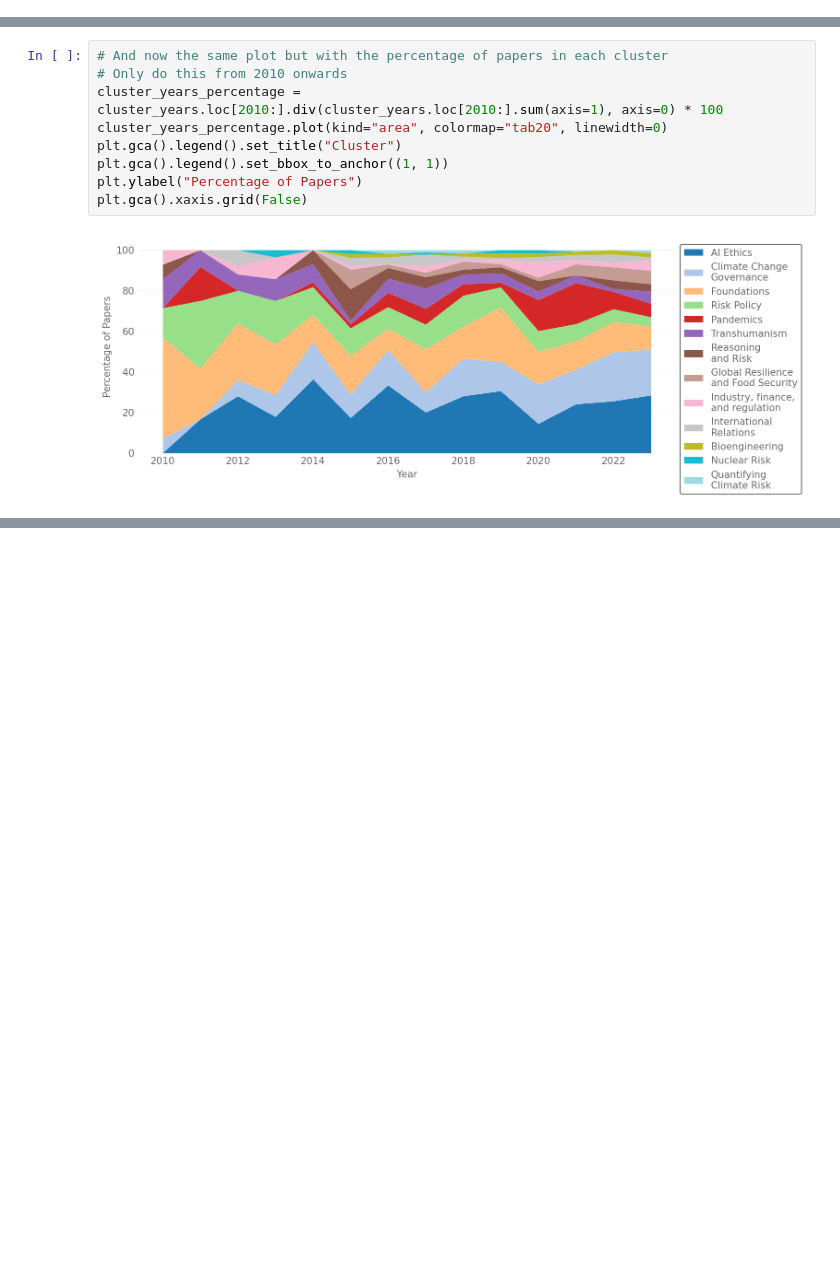
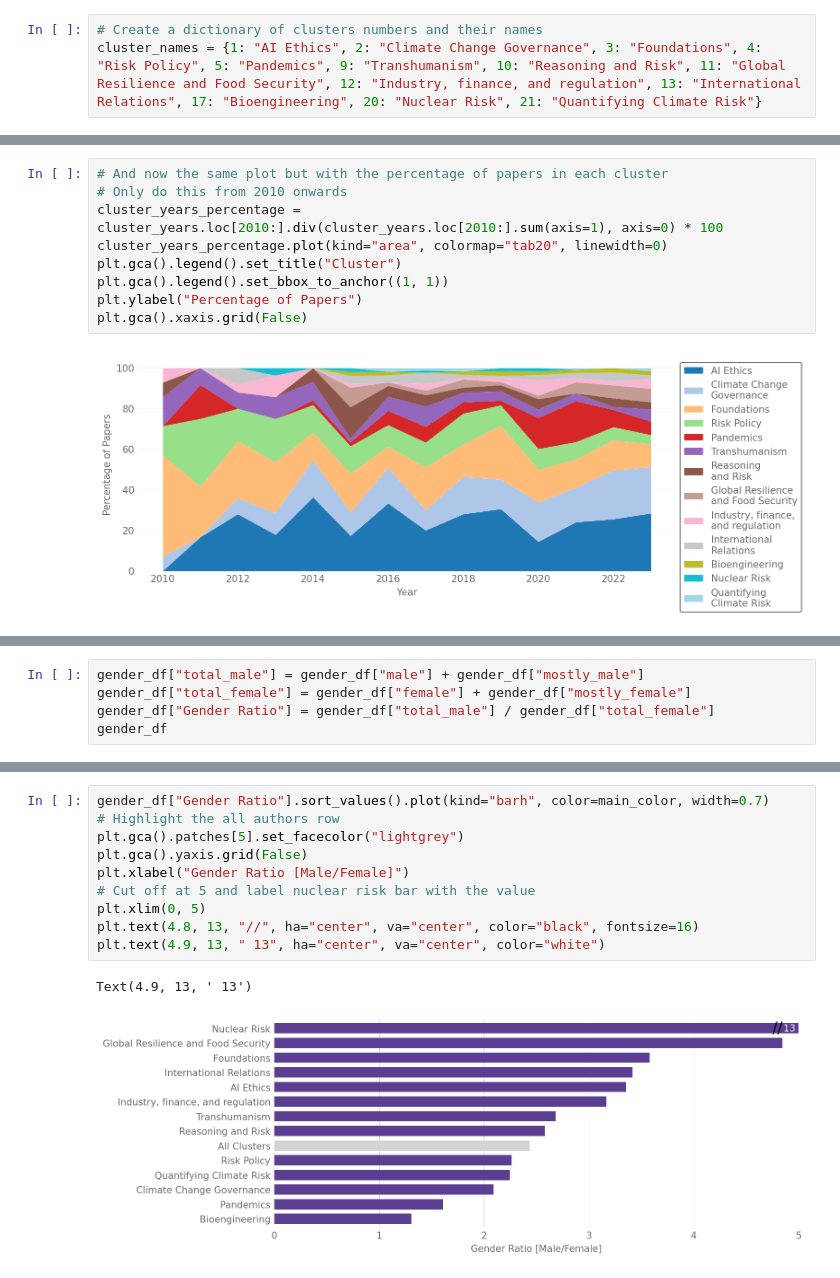
Before and after one commit to florianjehn/bibliometrics, a Jupyter notebook: scripts/overall_visualizations.ipynb, the cells around one changed output, grey strips where cells are left out. Drawn from its saved outputs; the diff is of its cells as text; blank space fills up the shorter version.

```diff
--- a/scripts/overall_visualizations.ipynb
+++ b/scripts/overall_visualizations.ipynb
@@ -27,6 +28,9 @@ num_papers_after = vos_meta.shape[0]
 print(f"Removed {num_papers_before - num_papers_after} papers from unrelated clusters")
 # %% [output]
 Removed 393 papers from unrelated clusters
+# %%
+# Create a dictionary of clusters numbers and their names
+cluster_names = {1: "AI Ethics", 2: "Climate Change Governance", 3: "Foundations", 4: "Risk Policy", 5: "Pandemics", 9: "Transhumanism", 10: "Reasoning and Risk", 11: "Global Resilience and Food Security", 12: "Industry, finance, and regulation", 13: "International Relations", 17: "Bioengineering", 20: "Nuclear Risk", 21: "Quantifying Climate Risk"}
 # %%
 years = vos_meta[vos_meta["Year"] < 2024].groupby("Year").size()
 # Add 2003, 2005 and 2009 to the years with 0 events
@@ -98,0 +159,5 @@ plt.gca().xaxis.grid(False)
+# %%
+gender_df["total_male"] = gender_df["male"] + gender_df["mostly_male"]
+gender_df["total_female"] = gender_df["female"] + gender_df["mostly_female"]
+gender_df["Gender Ratio"] = gender_df["total_male"] / gender_df["total_female"]
+gender_df
@@ -98,0 +180,13 @@ plt.gca().xaxis.grid(False)
+# %%
+gender_df["Gender Ratio"].sort_values().plot(kind="barh", color=main_color, width=0.7)
+# Highlight the all authors row
+plt.gca().patches[5].set_facecolor("lightgrey")
+plt.gca().yaxis.grid(False)
+plt.xlabel("Gender Ratio [Male/Female]")
+# Cut off at 5 and label nuclear risk bar with the value
+plt.xlim(0, 5)
+plt.text(4.8, 13, "//", ha="center", va="center", color="black", fontsize=16)
+plt.text(4.9, 13, " 13", ha="center", va="center", color="white")
+# %% [output]
+Text(4.9, 13, ' 13')
+[figure, added]
```
Also changed, not shown: parts of 5 cells of this notebook, 5 other files.
